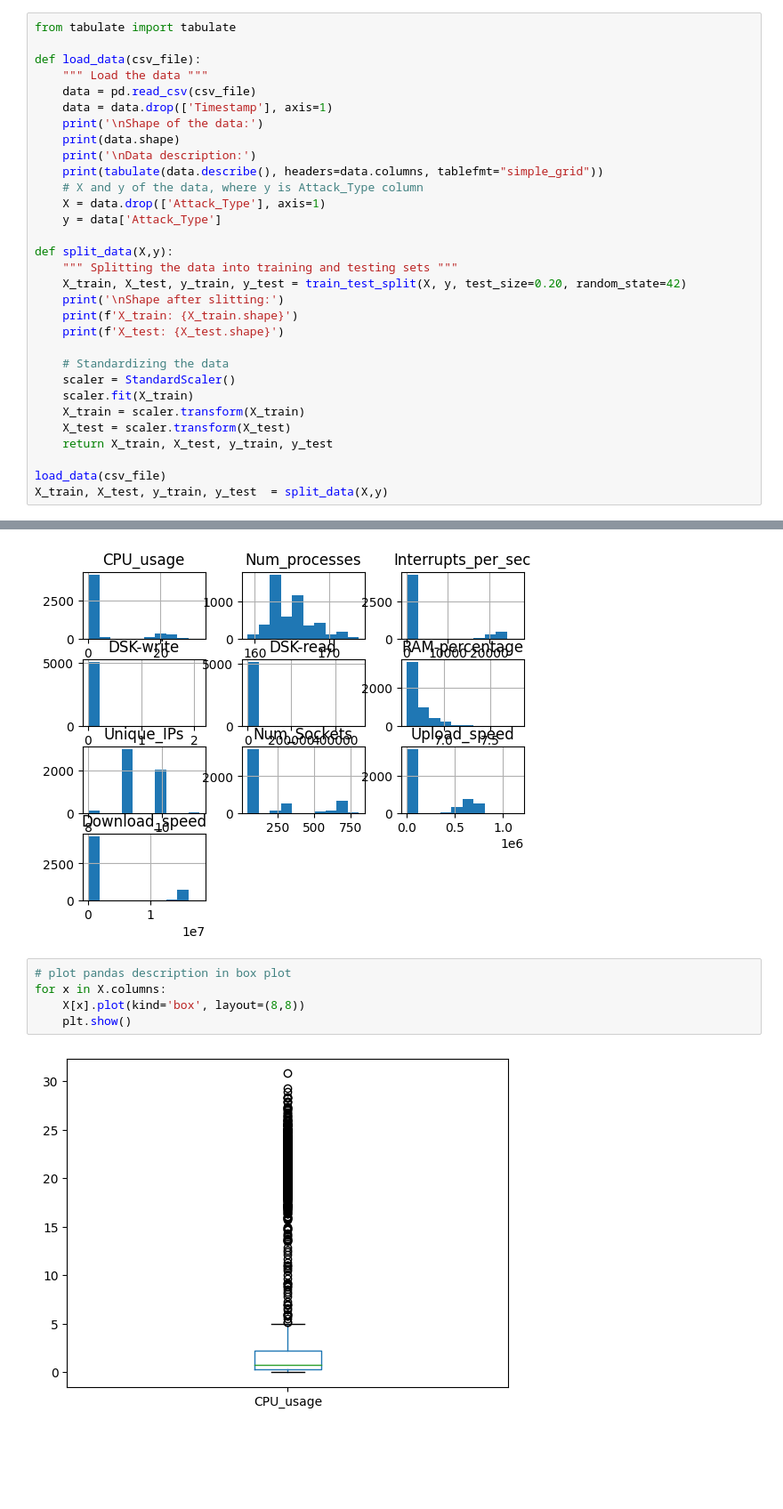
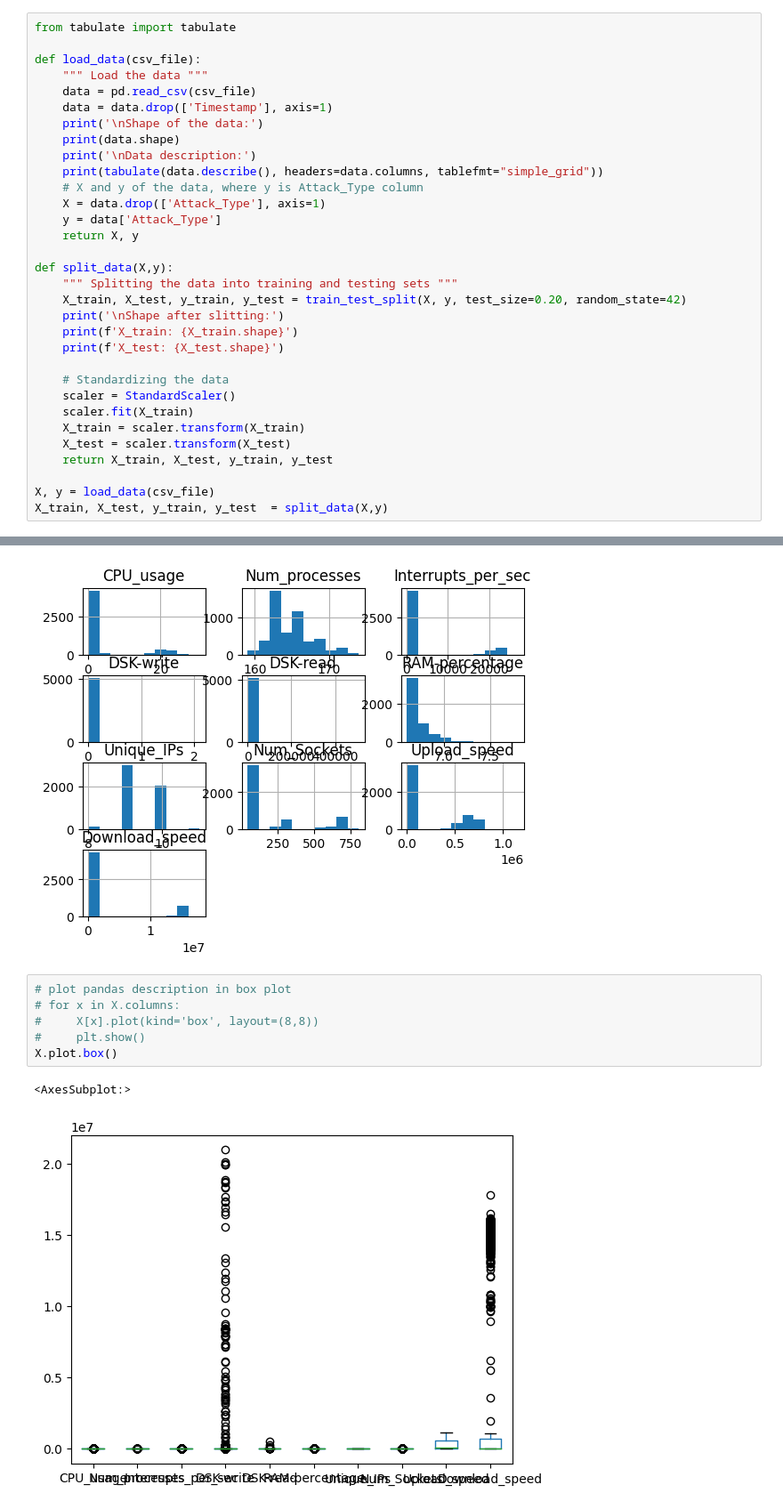
Before and after one commit to SmartSecLab/DDoS-detect., a Jupyter notebook: classifier.ipynb, the cells around one changed output, grey strips where cells are left out. Shown at 89% size. Cells and saved outputs as stored; diff of their text form; blank space fills up the shorter version.

Commit message:
fixed load_data function

```diff
--- a/classifier.ipynb
+++ b/classifier.ipynb
@@ -38,6 +38,7 @@ def load_data(csv_file):
     # X and y of the data, where y is Attack_Type column
     X = data.drop(['Attack_Type'], axis=1)
     y = data['Attack_Type']
+    return X, y
 
 def split_data(X,y):
     """ Splitting the data into training and testing sets """
@@ -53,7 +54,7 @@ def split_data(X,y):
     X_test = scaler.transform(X_test)
     return X_train, X_test, y_train, y_test
 
-load_data(csv_file)
+X, y = load_data(csv_file)
 X_train, X_test, y_train, y_test  = split_data(X,y)
 # %% [output]
 Shape of the data:
@@ -211,8 +227,10 @@ array([[<AxesSubplot:title={'center':'CPU_usage'}>,
 [figure]
 # %%
 # plot pandas description in box plot
-for x in X.columns:
-    X[x].plot(kind='box', layout=(8,8))
-    plt.show()
+# for x in X.columns:
+#     X[x].plot(kind='box', layout=(8,8))
+#     plt.show()
+X.plot.box()
 # %% [output]
+<AxesSubplot:>
-[figure, old version]
+[figure, new version]
```
Also changed, not shown: parts of 4 cells of this notebook.
